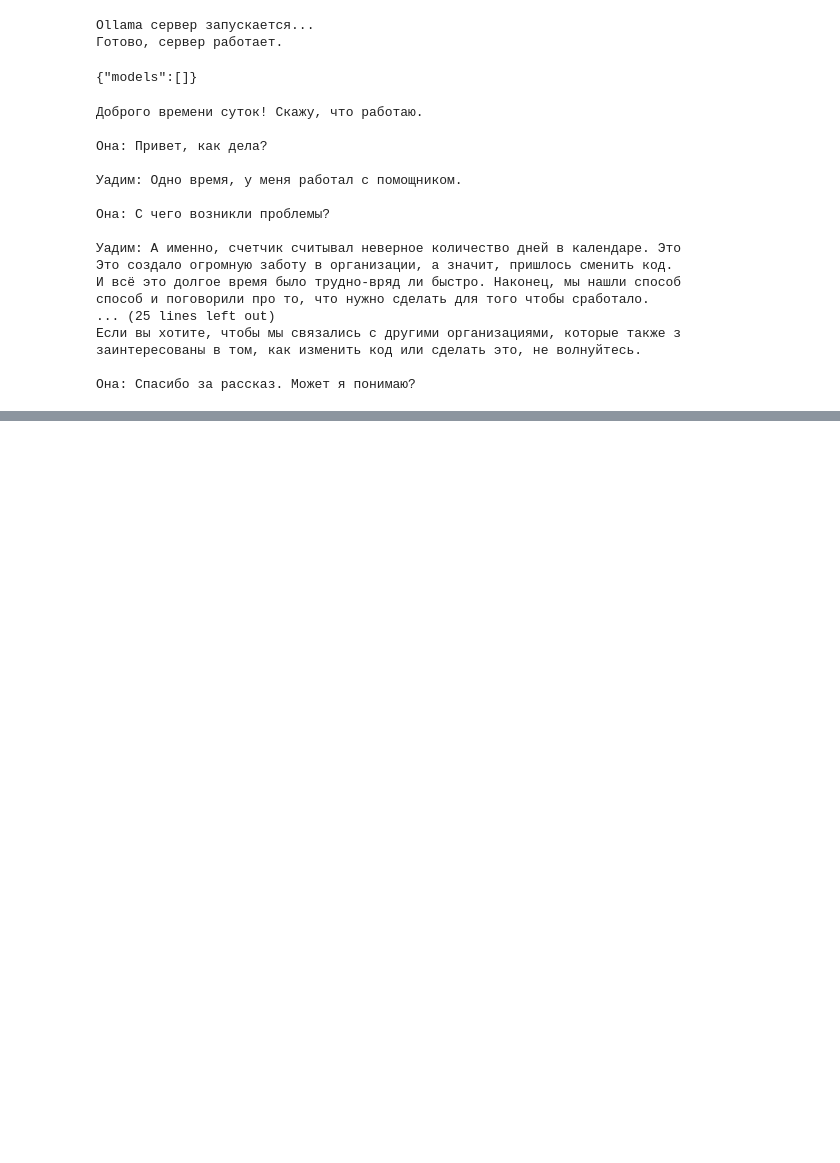
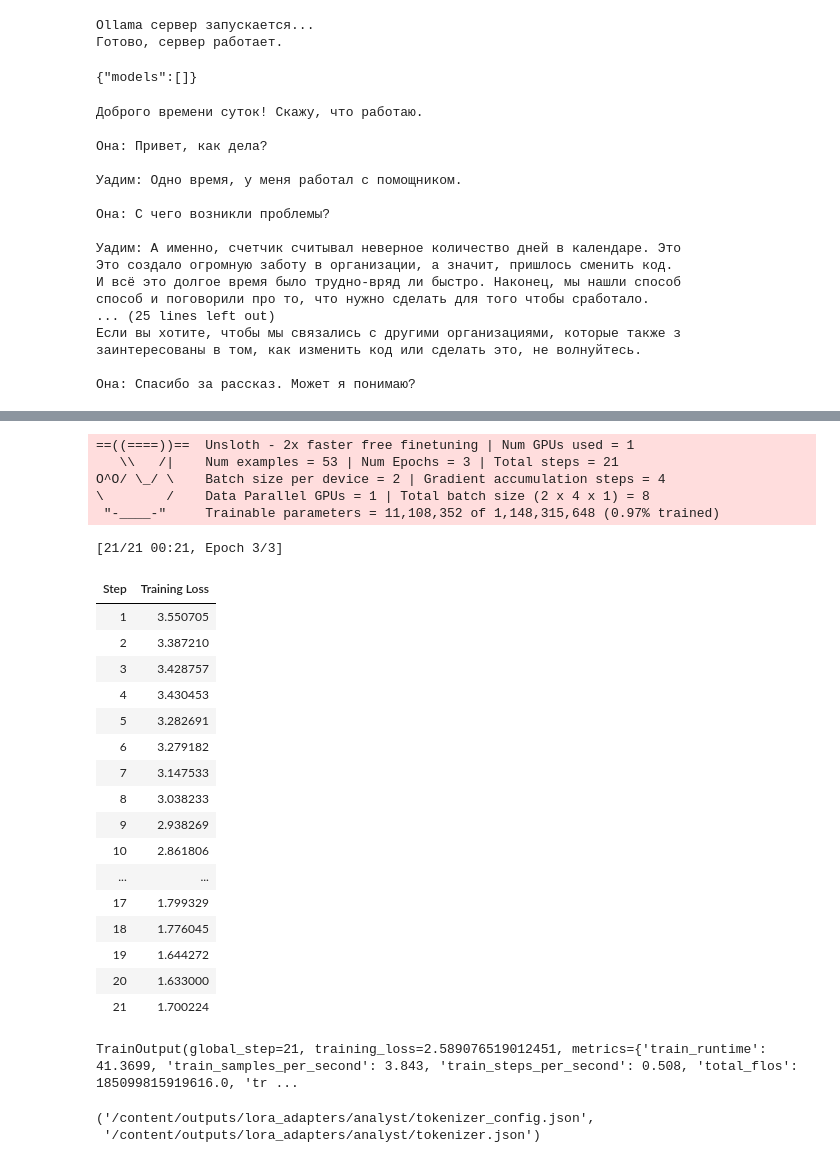
Before and after one commit to EvgeniyZhuyko/MTT26, a Jupyter notebook: lualocalscriptagent.ipynb, the cells around one changed output, grey strips where cells are left out. Cells and saved outputs as stored; diff of their text form; code cells hidden in the pictures; blank space fills up the shorter version.

```diff
--- a/lualocalscriptagent.ipynb
+++ b/lualocalscriptagent.ipynb
@@ -86,0 +536,27 @@ Ollama сервер запускается...
+# %%
+trainer.train()
+# %% [output]
+==((====))==  Unsloth - 2x faster free finetuning | Num GPUs used = 1
+   \\   /|    Num examples = 53 | Num Epochs = 3 | Total steps = 21
+O^O/ \_/ \    Batch size per device = 2 | Gradient accumulation steps = 4
+\        /    Data Parallel GPUs = 1 | Total batch size (2 x 4 x 1) = 8
+ "-____-"     Trainable parameters = 11,108,352 of 1,148,315,648 (0.97% trained)
+[21/21 00:21, Epoch 3/3]
+| Step | Training Loss |
+| 1 | 3.550705 |
+| 2 | 3.387210 |
+| 3 | 3.428757 |
+| 4 | 3.430453 |
+| 5 | 3.282691 |
+| 6 | 3.279182 |
+| 7 | 3.147533 |
+| 8 | 3.038233 |
+| 9 | 2.938269 |
+| 10 | 2.861806 |
+| ... | ... |
+| 17 | 1.799329 |
+| 18 | 1.776045 |
+| 19 | 1.644272 |
+| 20 | 1.633000 |
+| 21 | 1.700224 |
+TrainOutput(global_step=21, training_loss=2.589076519012451, metrics={'train_runtime': 41.3699, 'train_samples_per_second': 3.843, 'train_steps_per_second': 0.508, 'total_flos': 185099815919616.0, 'tr ...
@@ -86,0 +566,6 @@ Ollama сервер запускается...
+# %%
+model.save_pretrained("/content/outputs/lora_adapters/analyst")
+tokenizer.save_pretrained("/content/outputs/lora_adapters/analyst")  # токенизатор тоже лучше сохранить
+# %% [output]
+('/content/outputs/lora_adapters/analyst/tokenizer_config.json',
+ '/content/outputs/lora_adapters/analyst/tokenizer.json')
```
Also changed, not shown: parts of 22 cells of this notebook.
